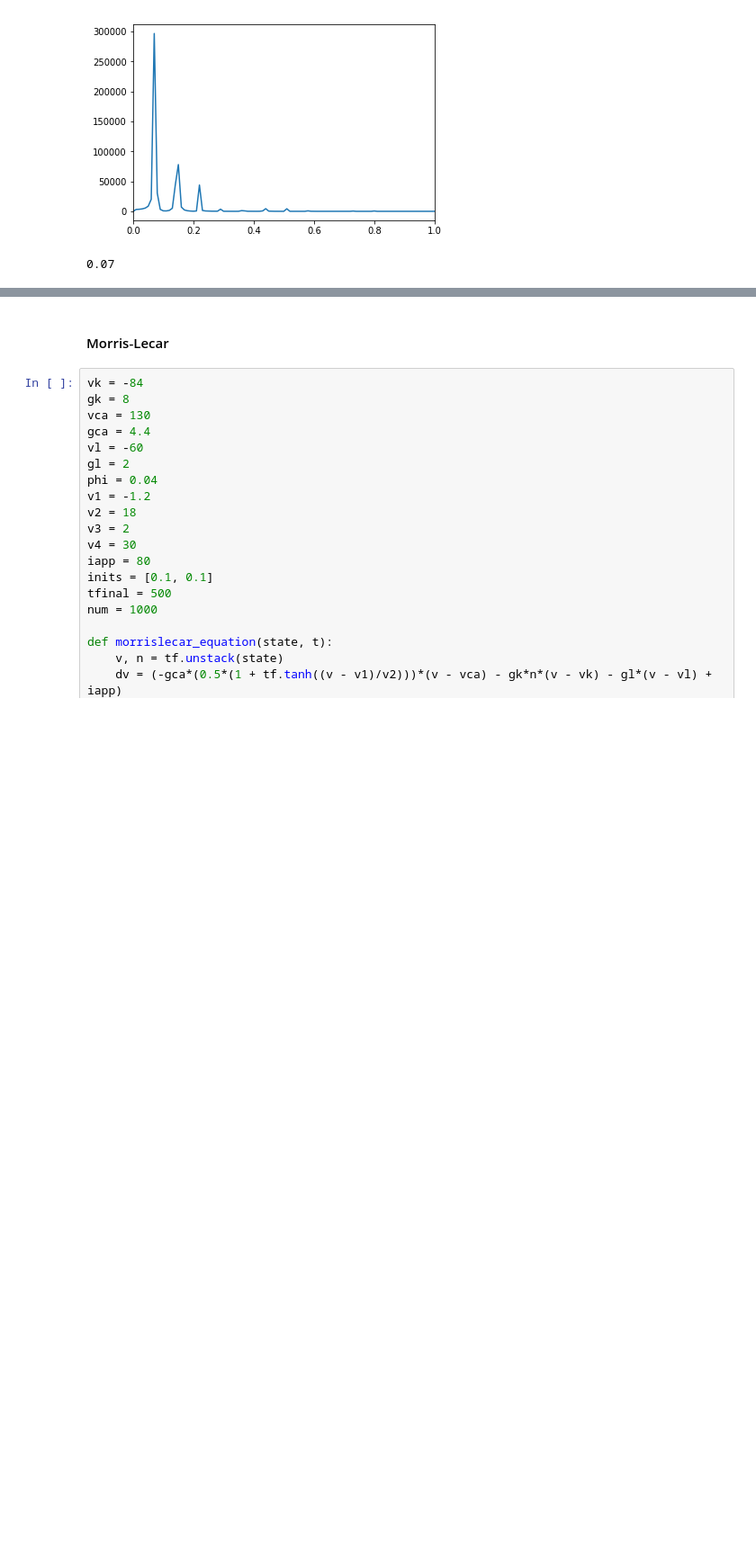
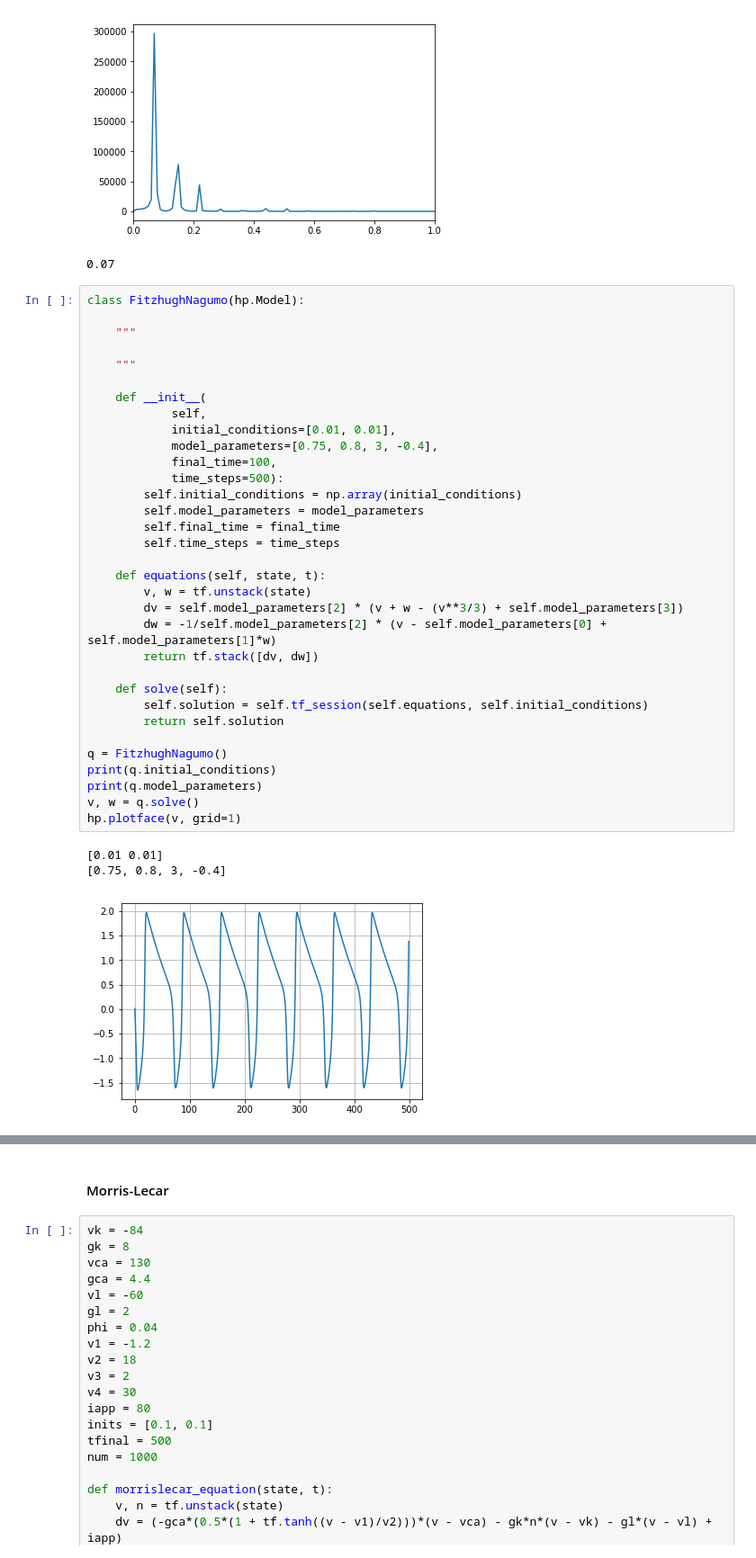
Before and after one commit to zthurman/fizzpy, a Jupyter notebook: examples/Single Neuron Models.ipynb, the cells around one changed output, grey strips where cells are left out. Shown at 90% size. Cells and saved outputs as stored; diff of their text form; blank space fills up the shorter version.

```diff
--- a/Notebooks/Tensorflow/Single Neuron Models.ipynb
+++ b/examples/Single Neuron Models.ipynb
@@ -61,3 +61,40 @@ print(hp.generate_maxfrequency(v, tfinal=tfinal, n=n))
 [figure]
 [figure]
 0.07
+# %%
+class FitzhughNagumo(hp.Model):
+
+    """
+
+    """
+
+    def __init__(
+            self,
+            initial_conditions=[0.01, 0.01],
+            model_parameters=[0.75, 0.8, 3, -0.4],
+            final_time=100,
+            time_steps=500):
+        self.initial_conditions = np.array(initial_conditions)
+        self.model_parameters = model_parameters
+        self.final_time = final_time
+        self.time_steps = time_steps
+
+    def equations(self, state, t):
+        v, w = tf.unstack(state)
+        dv = self.model_parameters[2] * (v + w - (v**3/3) + self.model_parameters[3])
+        dw = -1/self.model_parameters[2] * (v - self.model_parameters[0] + self.model_parameters[1]*w)
+        return tf.stack([dv, dw])
+
+    def solve(self):
+        self.solution = self.tf_session(self.equations, self.initial_conditions)
+        return self.solution
+
+q = FitzhughNagumo()
+print(q.initial_conditions)
+print(q.model_parameters)
+v, w = q.solve()
+hp.plotface(v, grid=1)
+# %% [output]
+[0.01 0.01]
+[0.75, 0.8, 3, -0.4]
+[figure, added]
```
Also changed, not shown: parts of 5 cells of this notebook, 14 other files.
